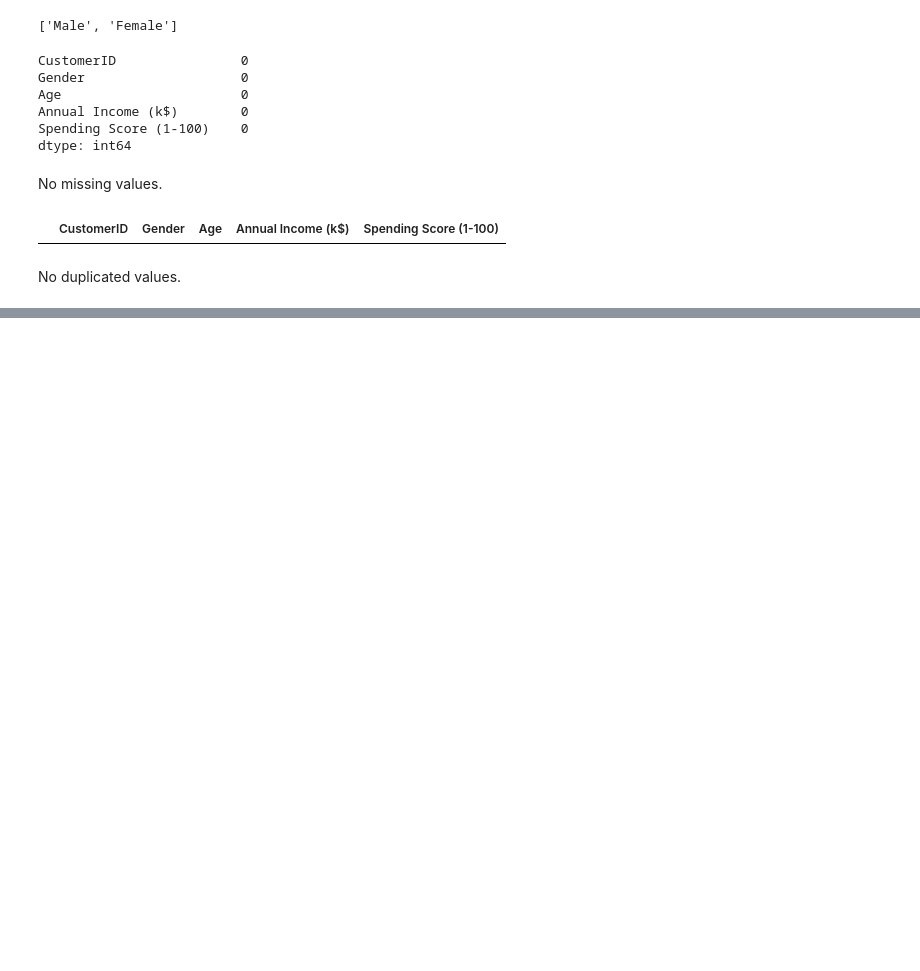
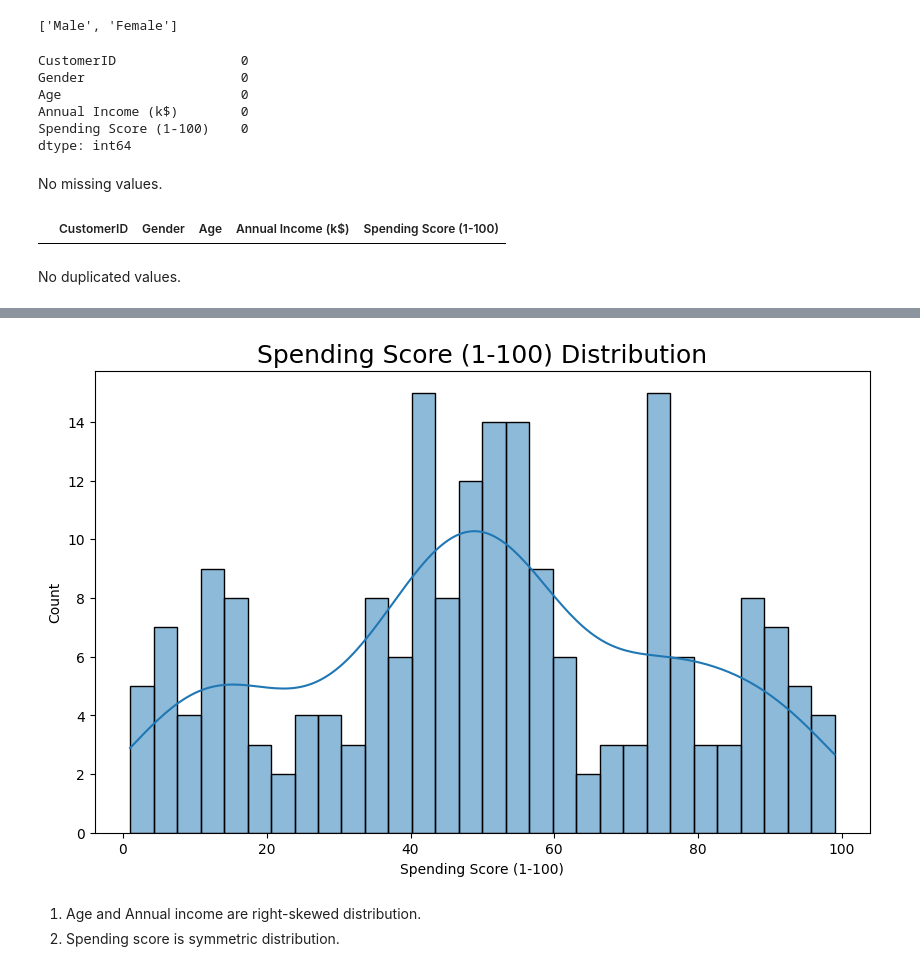
Before and after one commit to zakomayo/Customer-Segmentation, a Jupyter notebook: Customer_segmentation.ipynb, the cells around one changed output, grey strips where cells are left out. Cells and saved outputs as stored; diff of their text form; code cells hidden in the pictures; blank space fills up the shorter version.

```diff
--- a/Customer_segmentation.ipynb
+++ b/Customer_segmentation.ipynb
@@ -100,0 +124,14 @@ No duplicated values.
+# %%
+plt.figure(figsize=(10,6))
+sns.histplot(df['Spending Score (1-100)'], bins = 30, kde = True)
+plt.title('Spending Score (1-100) Distribution',size=18)
+plt.xlabel('Spending Score (1-100)')
+plt.ylabel('Count')
+plt.show()
+# %% [output]
+[figure, added]
+# %% [markdown]
+
+
+1.   Age and Annual income are right-skewed distribution.
+2.   Spending score is symmetric distribution.
```
Also changed, not shown: parts of 9 cells of this notebook.
